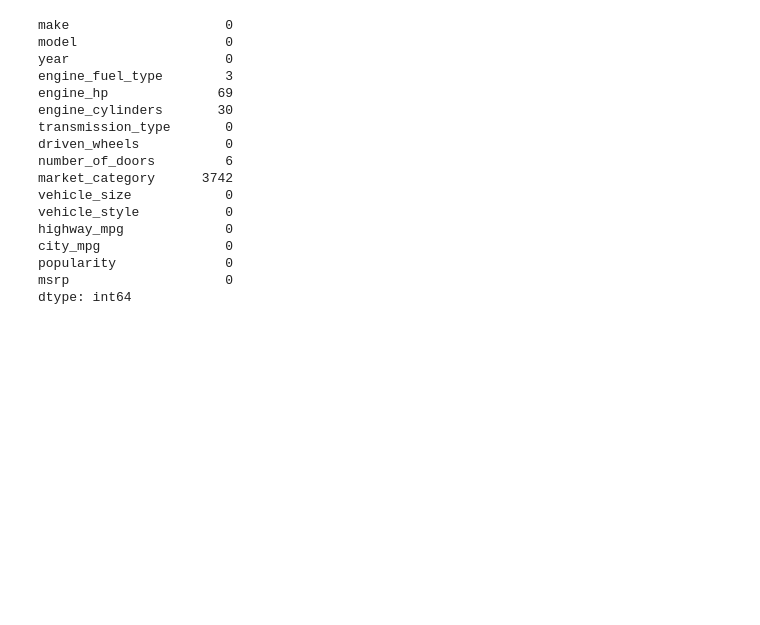
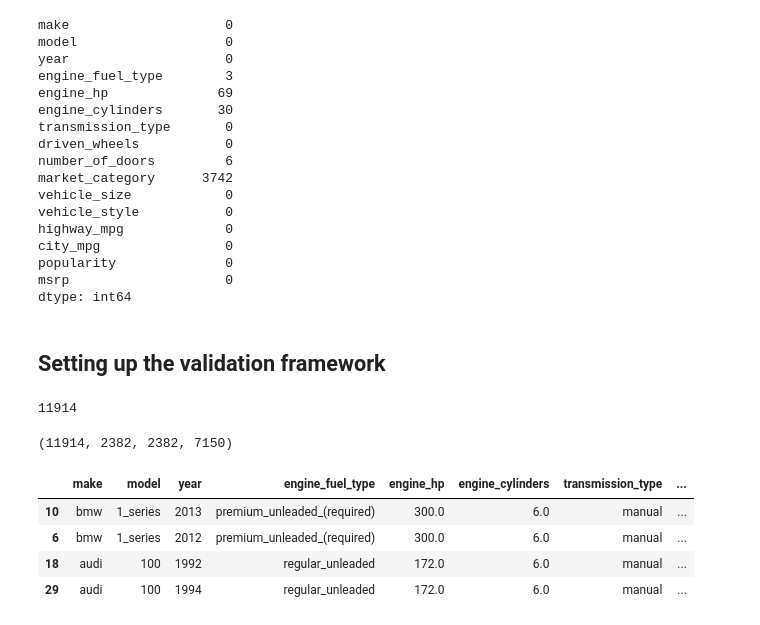
Before and after one commit to dusisarathchandra/ml-zoomcamp-2024, a Jupyter notebook: 02-regression/notebooks/02-notebook.ipynb, the cells around one changed output. Drawn from its saved outputs; the diff is of its cells as text; code cells hidden in the pictures; blank space fills up the shorter version.

Commit message:
Set the validation framework for linear regression

```diff
--- a/02-regression/notebooks/02-notebook.ipynb
+++ b/02-regression/notebooks/02-notebook.ipynb
@@ -250,3 +250,27 @@ city_mpg                0
 popularity              0
 msrp                    0
 dtype: int64
+# %% [markdown]
+## Setting up the validation framework
+# %%
+# length of the dataframe
+n = len(df)
+n
+# %% [output]
+11914
+# %%
+n_val = int(n * 0.2)
+n_test = int(n * 0.2)
+n_train = n - n_val - n_test
+
+n, n_val, n_test, n_train
+# %% [output]
+(11914, 2382, 2382, 7150)
+# %%
+df.iloc[[10,6,18,29]]
+# %% [output]
+|  | make | model | year | engine_fuel_type | engine_hp | engine_cylinders | transmission_type | ... |
+| 10 | bmw | 1_series | 2013 | premium_unleaded_(required) | 300.0 | 6.0 | manual | ... |
+| 6 | bmw | 1_series | 2012 | premium_unleaded_(required) | 300.0 | 6.0 | manual | ... |
+| 18 | audi | 100 | 1992 | regular_unleaded | 172.0 | 6.0 | manual | ... |
+| 29 | audi | 100 | 1994 | regular_unleaded | 172.0 | 6.0 | manual | ... |
```
Also changed, not shown: parts of 15 cells of this notebook.
